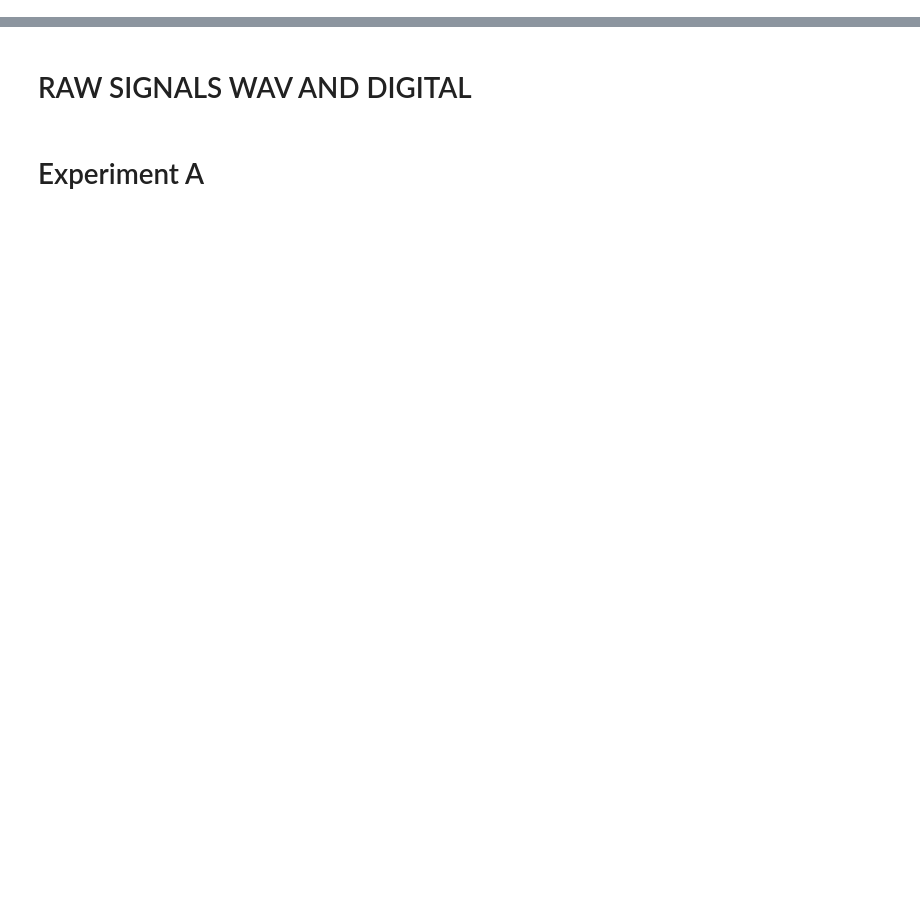
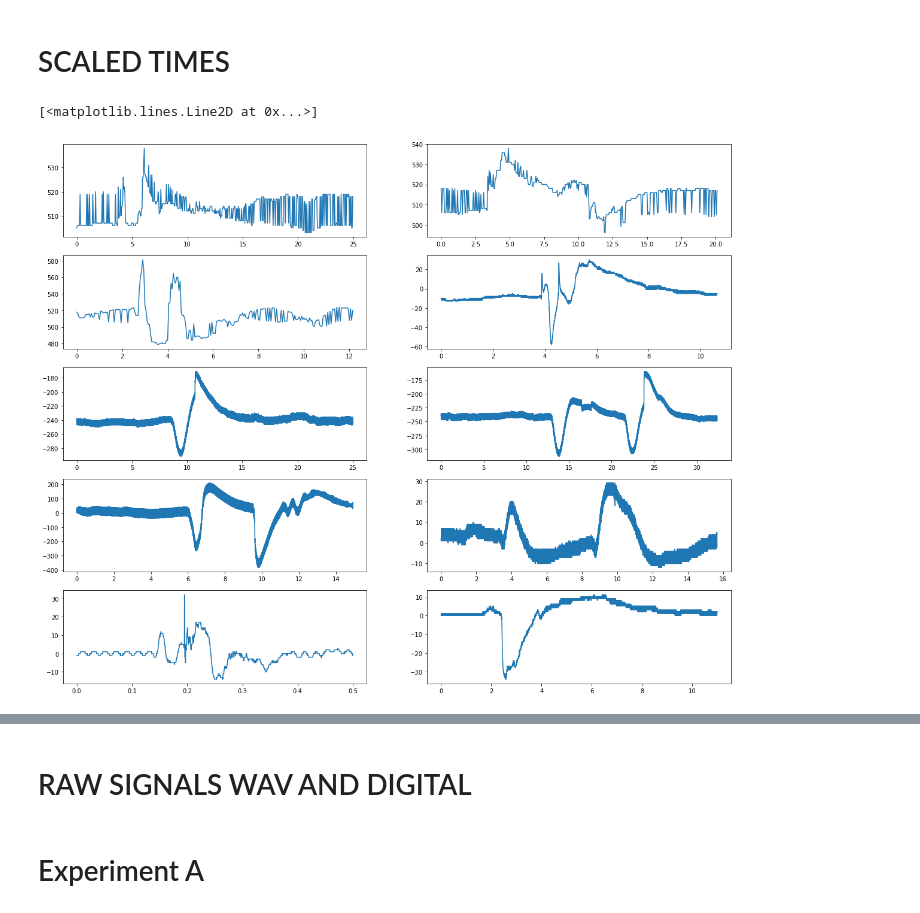
Before and after one commit to calugo/NOTEBOOKS, a Jupyter notebook: APs.ipynb, the cells around one changed output, grey strips where cells are left out. Saved outputs shown, nothing was run; the diff lists cells and outputs as text; code cells hidden in the pictures; blank space fills up the shorter version.

```diff
--- a/APs.ipynb
+++ b/APs.ipynb
@@ -12,0 +112,58 @@ print signals, pwaves
+# %% [markdown]
+# SCALED TIMES
+# %%
+plt.figure(2,figsize=(20,20))
+plt.subplot(621)
+snax=sna[1000:1500]
+tnax=[j*(1.0/20) for j in xrange(0,len(snax))]
+plt.plot(tnax,snax)
+
+plt.subplot(622)
+snabx=sna[1500:len(sna)]
+tnabx=[j*(1.0/20) for j in xrange(0,len(snabx))]
+plt.plot(tnabx,snabx)
+
+
+
+snbx=snb[600:len(snb)]
+tnbx=[j*(1.0/20) for j in xrange(0,len(snbx))]
+plt.subplot(623)
+plt.plot(tnbx,snbx)
+
+sncx=snc[150000:len(snc)]
+tncx=[j*(1.0/10000.0) for j in xrange(0,len(sncx))]
+plt.subplot(624)
+plt.plot(tncx,sncx)
+
+sneax=sne[50000:300000]
+tneax=[j*(1.0/10000.0) for j in xrange(0,len(sneax))]
+plt.subplot(625)
+plt.plot(tneax,sneax)
+
+snebx=sne[300000:len(sne)]
+tnebx=[j*(1.0/10000.0) for j in xrange(0,len(snebx))]
+plt.subplot(626)
+plt.plot(tnebx,snebx)
+
+plt.subplot(627)
+tnf=[j*(1.0/10000.0) for j in xrange(0,len(snf))]
+plt.plot(tnf,snf)
+
+sngx=sng[150000:len(sng)]
+tngx=[j*(1.0/10000.0) for j in xrange(0,len(sngx))]
+plt.subplot(628)
+plt.plot(tngx,sngx)
+
+snhx=snh[14000:19000]
+tnhx=[j*(1.0/10000.0) for j in xrange(0,len(snhx))]
+plt.subplot(629)
+plt.plot(tnhx,snhx)
+
+
+snhbx=snh[44000:len(snh)]
+tnhbx=[j*(1.0/10000.0) for j in xrange(0,len(snhbx))]
+plt.subplot(6,2,10)
+plt.plot(tnhbx,snhbx)
+# %% [output]
+[<matplotlib.lines.Line2D at 0x...>]
+[figure, added]
```
Also changed, not shown: parts of 40 cells of this notebook.
